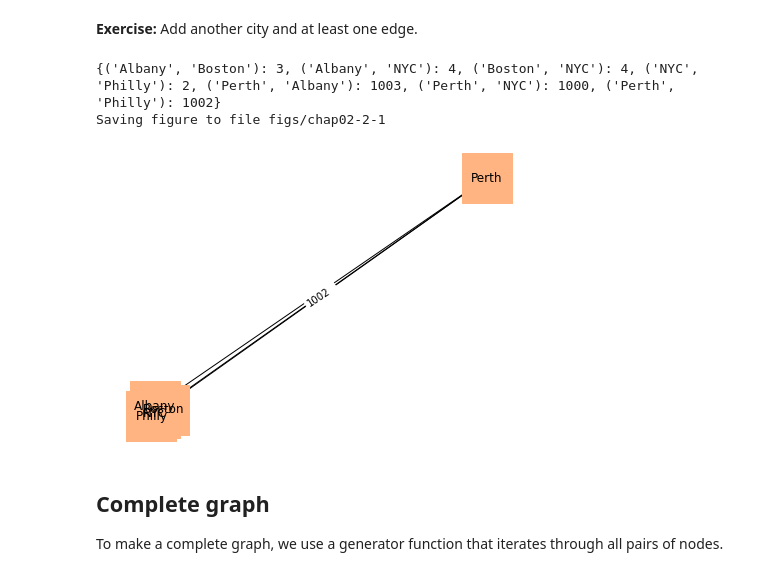
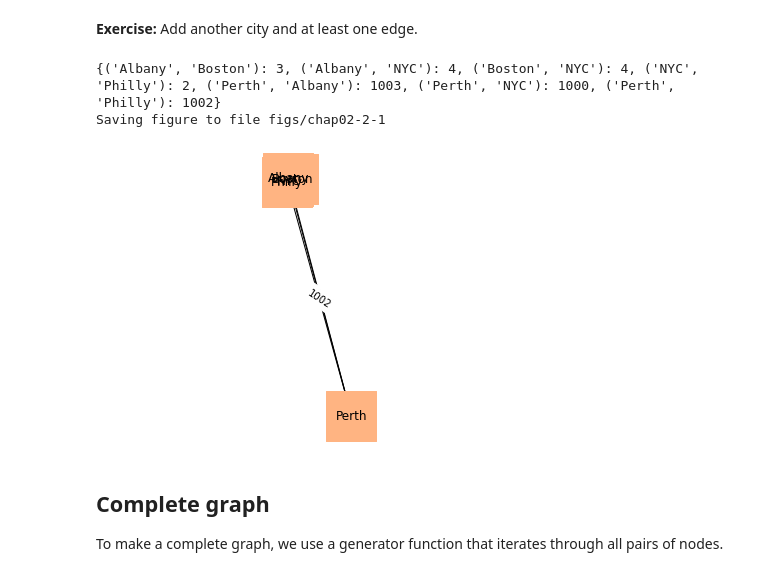
Before and after one commit to anferneealviar99/ThinkComplexity2, a Jupyter notebook: notebooks/chap02.ipynb, the cells around one changed output. Saved outputs shown, nothing was run; the diff lists cells and outputs as text; code cells hidden in the pictures.

```diff
--- a/notebooks/chap02.ipynb
+++ b/notebooks/chap02.ipynb
@@ -148,23 +148,23 @@ Saving figure to file figs/chap02-2
 **Exercise:**  Add another city and at least one edge.
 # %%
 # Solution goes here
-positions['Perth']=(31.9523, 115.8613)
+positions['Perth']=(-31.9523, -115.8613)
 G.add_node('Perth')
 
 drive_times.update({('Perth', 'Albany'):1003,
                     ('Perth', 'NYC'): 1000,
                     ('Perth', 'Philly'):1002})
 print(drive_times)
 G.add_edges_from(drive_times)
 
 nx.draw(G, positions, node_color='C1', node_shape='s', node_size=2500, with_labels=True)
 nx.draw_networkx_edge_labels(G, positions, edge_labels=drive_times)
 plt.axis('equal')
 savefig('figs/chap02-2-1')
 # %% [output]
 {('Albany', 'Boston'): 3, ('Albany', 'NYC'): 4, ('Boston', 'NYC'): 4, ('NYC', 'Philly'): 2, ('Perth', 'Albany'): 1003, ('Perth', 'NYC'): 1000, ('Perth', 'Philly'): 1002}
 Saving figure to file figs/chap02-2-1
-[figure, old version]
+[figure, new version]
 # %% [markdown]
 ## Complete graph
 
```
Also changed, not shown: parts of 13 cells of this notebook, 2 other files.
